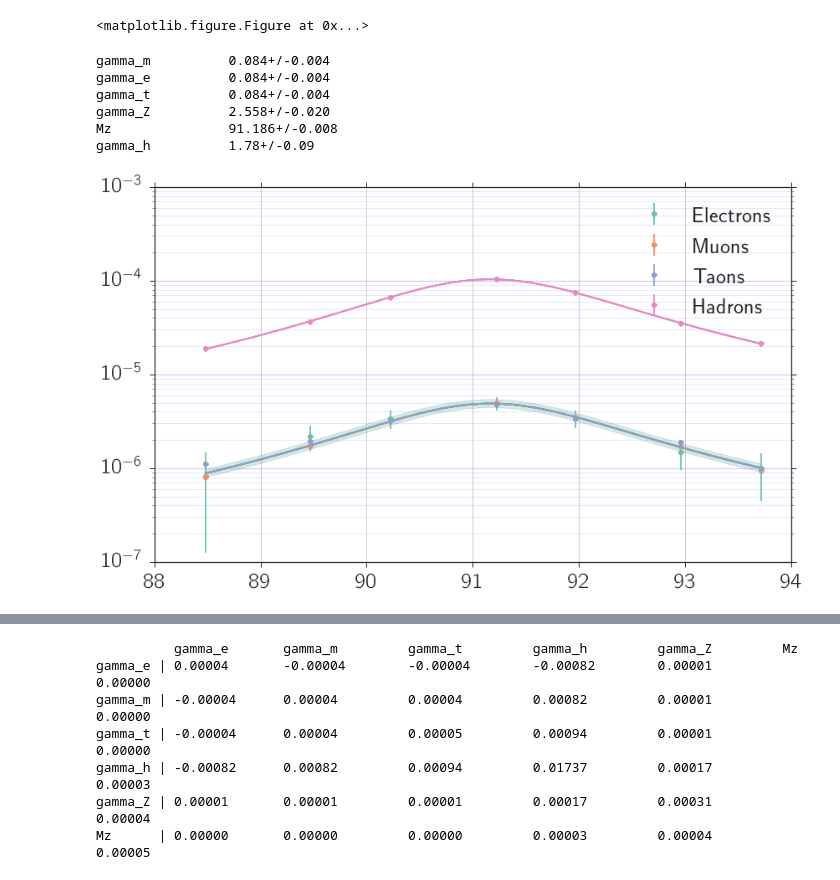
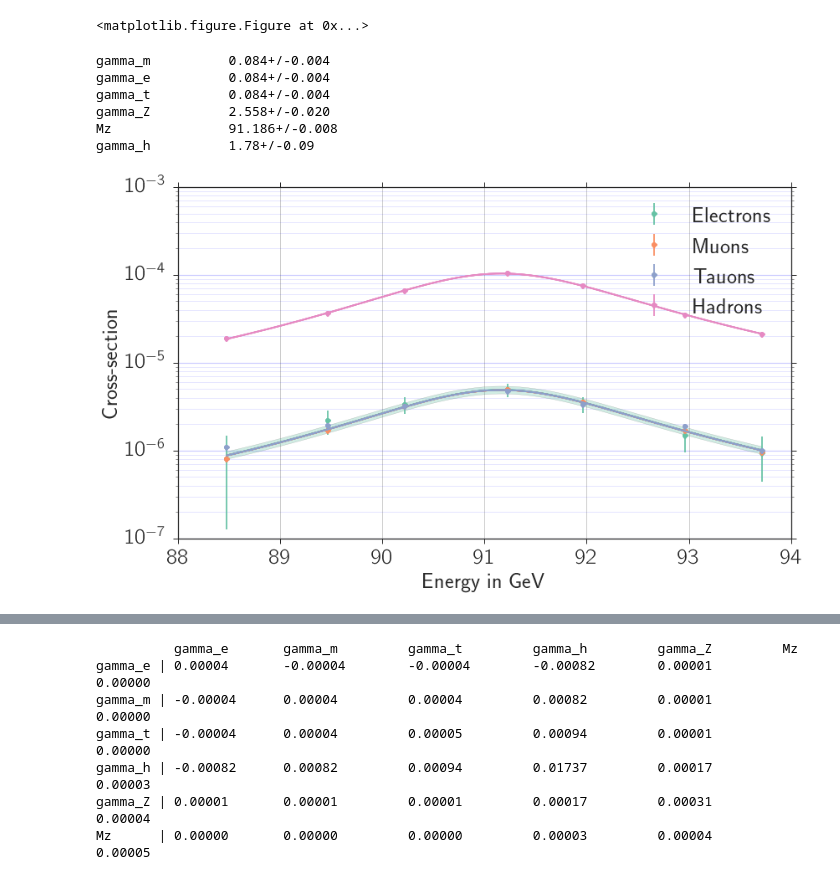
Before and after one commit to Bondzio/fp, a Jupyter notebook: Z0/analysis/Total_crosssection.ipynb, the cells around one changed output, grey strips where cells are left out. Saved outputs shown, nothing was run; the diff lists cells and outputs as text; code cells hidden in the pictures.

```diff
--- a/Z0/analysis/Total_crosssection.ipynb
+++ b/Z0/analysis/Total_crosssection.ipynb
@@ -40,7 +40,7 @@ import uncertainties.unumpy as un
 import pickle
 import itertools
 
-chars=["Electrons","Muons","Taons","Hadrons"]
+chars=["Electrons","Muons","Tauons","Hadrons"]
 # %%
 crosssections = pickle.load( open("data/crosssection.p","rb"))
 cross_total = un.nominal_values(list(crosssections.values()))
@@ -74,38 +74,43 @@ gamma_e, gamma_m,gamma_t,gamma_h,gamma_Z,Mz = p_uc
 
 for k in params:
     print(k,"\t",params[k])
+
 f, ax1 = plt.subplots(1, 1)
+
 palette = itertools.cycle(sns.color_palette())
 
 E_ = np.array([np.linspace(np.min(E),np.max(E),1000)]*4).swapaxes(0,1)
 data_fit = Breit_Wigner(E_**2,p)
 error_mat = Breit_Wigner(E_**2,p_uc)
 error_on_fit = np.array([un.std_devs(error_mat[:,k]) for k in range(4)]).swapaxes(0,1)
 data_fit_min = data_fit - error_on_fit
 data_fit_max = data_fit + error_on_fit
 
 for k in range(4):
     color=next(palette)
     ax1.errorbar(E[:,0], cross_total[:,k],color=color, label = chars[k],yerr=cross_total_error[:,k],fmt='o')
 
     ax1.plot(E_,data_fit[:,k],color=color)
     ax1.fill_between(E_[:,0], 1.0*data_fit_min[:,k] , 1.0*data_fit_max[:,k], facecolor=color, alpha=0.3 )
 
 p_lit = [83.39,83.39,83.39,1670,2.4,91.187]
 data_fit = Breit_Wigner(E_**2,p_lit)
 
 
 ax1.set_yscale("log")
 ax1.yaxis.grid(True,'minor',linewidth=0.5,color = "blue", alpha = 0.2)
 ax1.yaxis.grid(True,'major',linewidth=1.2, color = "blue", alpha = 0.2)
 ax1.xaxis.grid(True)
 ax1.legend()
+plt.ylabel("Cross-section in ")
+plt.xlabel("Energy in GeV")
+plt.savefig("../figures/crosssections.pdf")
 plt.show()
 # %% [output]
 gamma_m          0.084+/-0.004
 gamma_e          0.084+/-0.004
 gamma_t          0.084+/-0.004
 gamma_Z          2.558+/-0.020
 Mz               91.186+/-0.008
 gamma_h          1.78+/-0.09
-[figure, old version]
+[figure, new version]
```
Also changed, not shown: parts of 1 cell of this notebook, 9 other files.
